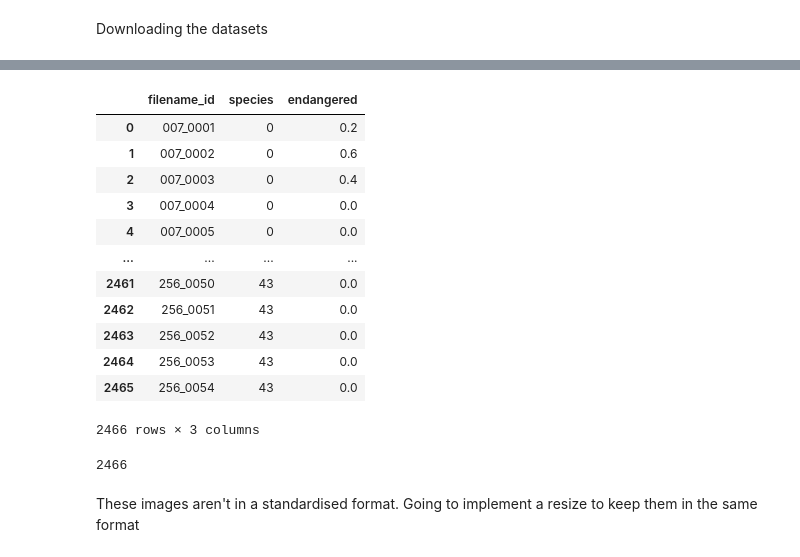
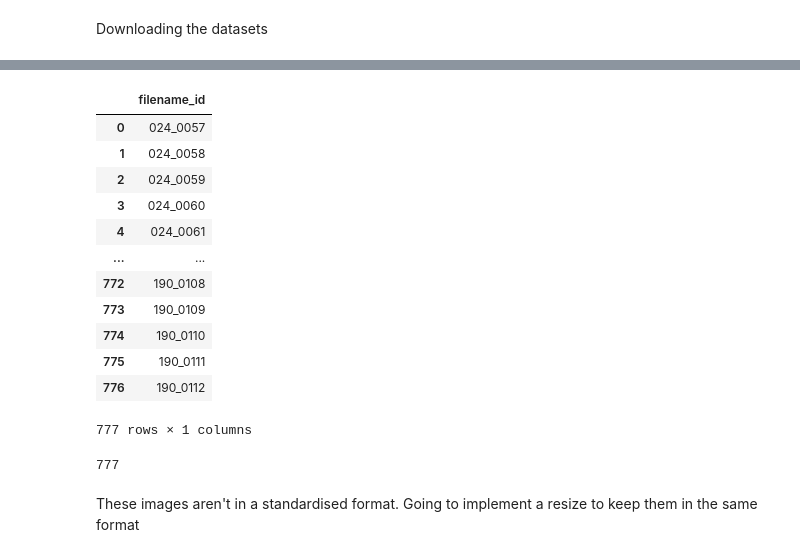
Before and after one commit to aidanlockwood20/CAB420-Codebase, a Jupyter notebook: Assessment/assignment_2/assignment_2.ipynb, the cells around one changed output, grey strips where cells are left out. Saved outputs shown, nothing was run; the diff lists cells and outputs as text; code cells hidden in the pictures.

```diff
--- a/Assessment/assignment_2/assignment_2.ipynb
+++ b/Assessment/assignment_2/assignment_2.ipynb
@@ -111,29 +269,29 @@ unlabelled_data = pd.read_csv("/Users/aidanlockwood/Documents/GitHub/CAB420-Code
+# %%
+unlabelled_data
+# %% [output]
+|  | filename_id |
+| 0 | 024_0057 |
+| 1 | 024_0058 |
+| 2 | 024_0059 |
+| 3 | 024_0060 |
+| 4 | 024_0061 |
+| ... | ... |
+| 772 | 190_0108 |
+| 773 | 190_0109 |
+| 774 | 190_0110 |
+| 775 | 190_0111 |
+| 776 | 190_0112 |
+777 rows × 1 columns
 # %%
 seen_paths = sorted(seen_paths)
 unseen_paths = sorted(unseen_paths)
+# %%
+len(unseen_paths)
+# %% [output]
+777
 # %%
 labelled_data.sort_values(by = 'filename_id', inplace = True)
 unlabelled_data.sort_values(by = 'filename_id', inplace = True)
-# %%
-labelled_data
-# %% [output]
-|  | filename_id | species | endangered |
-| 0 | 007_0001 | 0 | 0.2 |
-| 1 | 007_0002 | 0 | 0.6 |
-| 2 | 007_0003 | 0 | 0.4 |
-| 3 | 007_0004 | 0 | 0.0 |
-| 4 | 007_0005 | 0 | 0.0 |
-| ... | ... | ... | ... |
-| 2461 | 256_0050 | 43 | 0.0 |
-| 2462 | 256_0051 | 43 | 0.0 |
-| 2463 | 256_0052 | 43 | 0.0 |
-| 2464 | 256_0053 | 43 | 0.0 |
-| 2465 | 256_0054 | 43 | 0.0 |
-2466 rows × 3 columns
-# %%
-len(seen_images)
-# %% [output]
-2466
 # %% [markdown]
 These images aren't in a standardised format. Going to implement a resize to keep them in the same format
 # %%
```
Also changed, not shown: parts of 50 cells of this notebook, 2 other files.
